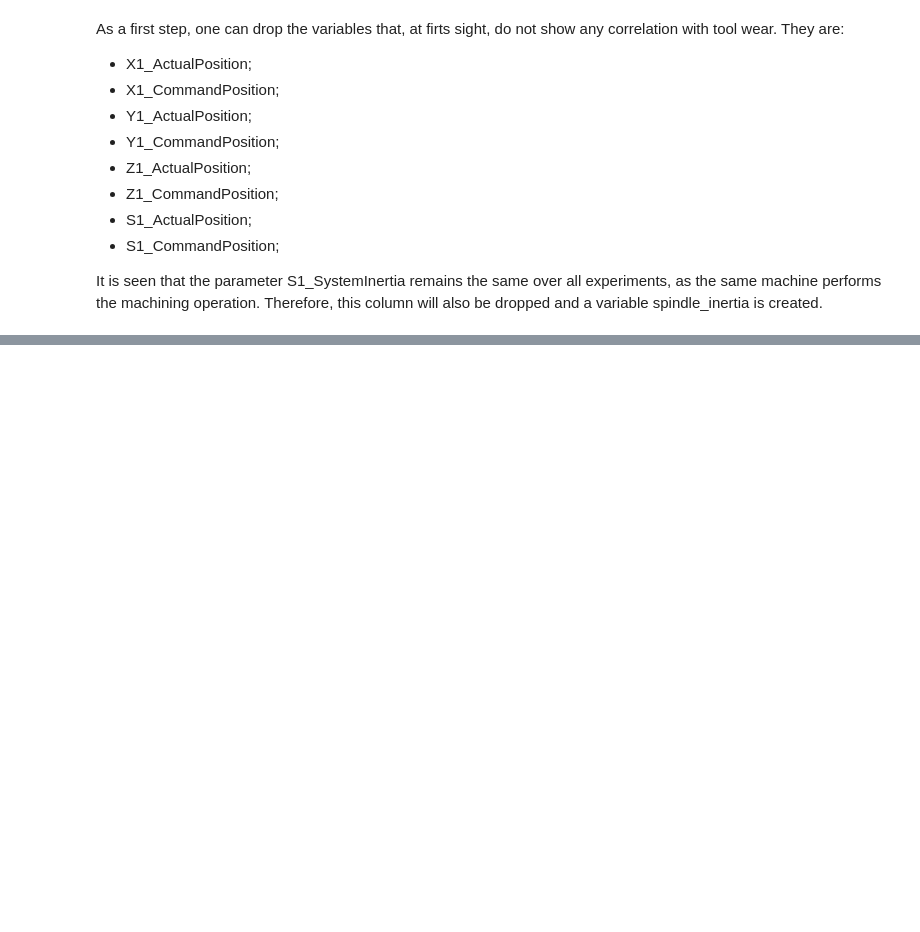
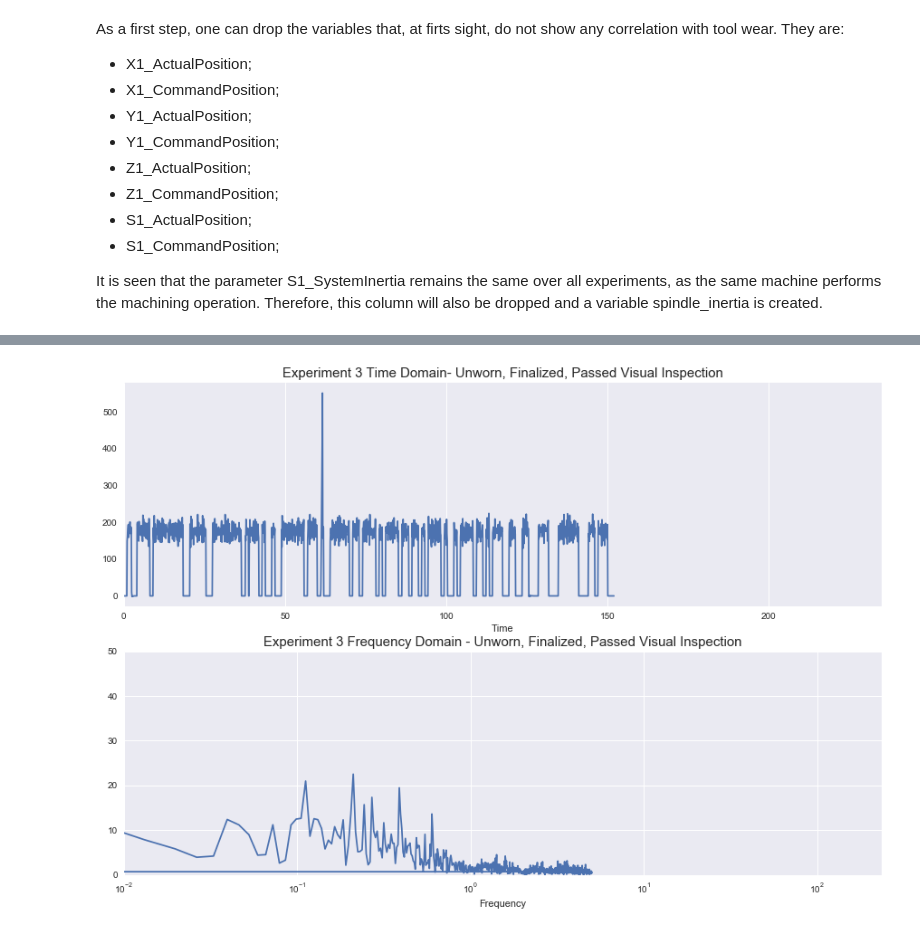
Before and after one commit to flyinginte/toolwear_cncmilling, a Jupyter notebook: eda_cncmilling.ipynb, the cells around one changed output, grey strips where cells are left out. Saved outputs shown, nothing was run; the diff lists cells and outputs as text; code cells hidden in the pictures; blank space fills up the shorter version.

```diff
--- a/eda_cncmilling.ipynb
+++ b/eda_cncmilling.ipynb
@@ -75,0 +212,25 @@ pl.grid(axis = 'y');
+# %%
+### Experiment 3 ###
+gs = gridspec.GridSpec(2, 1)
+pl.figure(figsize = (15,10))
+
+# Time Domain
+ax = pl.subplot(gs[0,0])
+pl.plot(np.arange(0,len(power_signal[2].index)*0.1, 0.1), power_signal[2]*1000)
+pl.title("Experiment 3 Time Domain- Unworn, Finalized, Passed Visual Inspection", fontsize = 15)
+plt.xlabel("Time")
+plt.xlim(left = 0.01, right = 235)
+pl.grid(axis = 'y');
+
+# Frequency Domain
+ax = pl.subplot(gs[1,0])
+plt.style.use("seaborn")
+plt.plot(ps_freq[2], ps_psd[2])
+plt.xscale(value = "log")
+plt.ylim(top = 50, bottom = 0)
+plt.xlim(left = 0.01, right = 235)
+plt.xlabel("Frequency")
+plt.ylabel("")
+plt.title("Experiment 3 Frequency Domain - Unworn, Finalized, Passed Visual Inspection", fontsize = 15);
+# %% [output]
+[figure, added]
```
Also changed, not shown: parts of 24 cells of this notebook, 1 other file.
